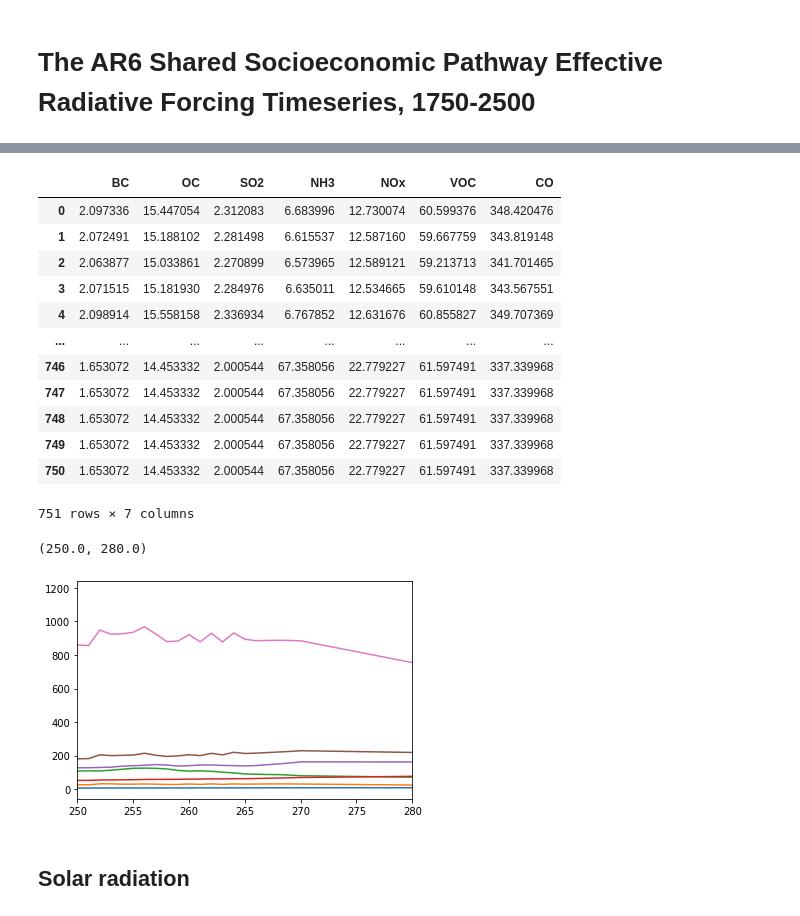
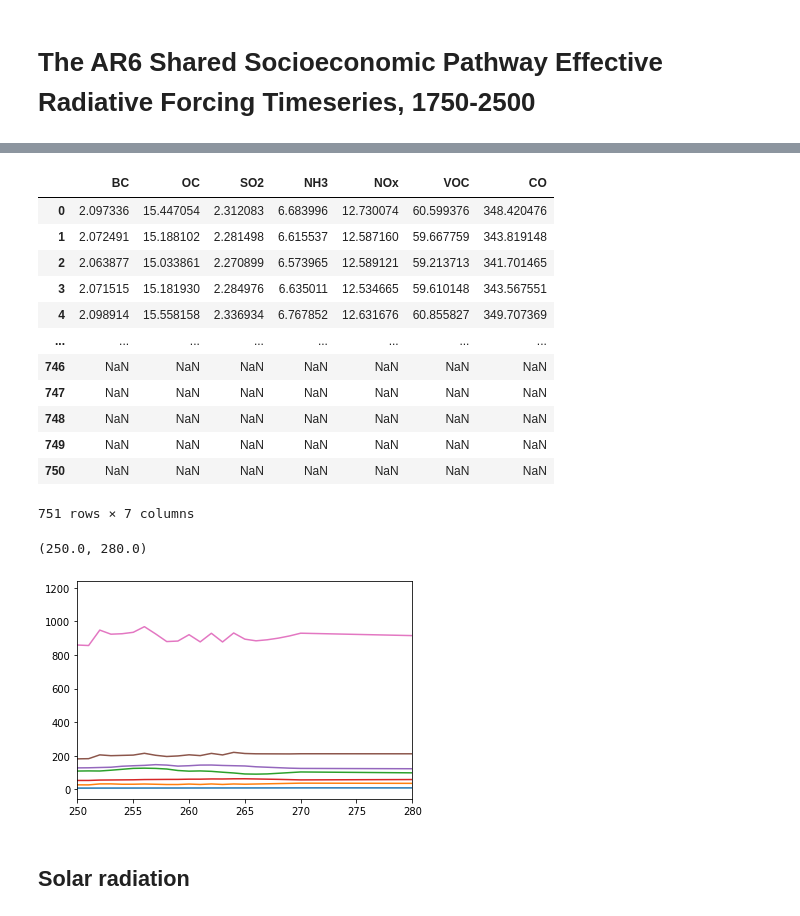
Before and after one commit to chrisroadmap/ar6, a Jupyter notebook: notebooks/110_chapter4_SSP_ERF.ipynb, the cells around one changed output, grey strips where cells are left out. Cells and saved outputs as stored; diff of their text form; code cells hidden in the pictures.

```diff
--- a/notebooks/110_chapter4_SSP_ERF.ipynb
+++ b/notebooks/110_chapter4_SSP_ERF.ipynb
@@ -48,7 +50,8 @@ with open('../data_input/random_seeds.json', 'r') as filehandle:
     SEEDS = json.load(filehandle)
 # %%
 scenarios = ['ssp119','ssp126','ssp245','ssp370','ssp370-lowNTCF-gidden','ssp370-lowNTCF-aerchemmip','ssp434','ssp460','ssp534-over','ssp585']
-for scenario in scenarios:
+scenarios_full = scenarios + ['ssp334']
+for scenario in scenarios_full:
     forcing[scenario] = {}
 # %%
 emissions = pd.read_csv('../data_input_large/rcmip-emissions-annual-means-v5-1-0.csv')
@@ -204,5 +280,5 @@ for scenario in tqdm(scenarios):
 # %%
-new_emissions[scenario]
+new_emissions['ssp334']
 # %% [output]
 |  | BC | OC | SO2 | NH3 | NOx | VOC | CO |
 | 0 | 2.097336 | 15.447054 | 2.312083 | 6.683996 | 12.730074 | 60.599376 | 348.420476 |
@@ -211,18 +287,18 @@ new_emissions[scenario]
 | 3 | 2.071515 | 15.181930 | 2.284976 | 6.635011 | 12.534665 | 59.610148 | 343.567551 |
 | 4 | 2.098914 | 15.558158 | 2.336934 | 6.767852 | 12.631676 | 60.855827 | 349.707369 |
 | ... | ... | ... | ... | ... | ... | ... | ... |
-| 746 | 1.653072 | 14.453332 | 2.000544 | 67.358056 | 22.779227 | 61.597491 | 337.339968 |
-| 747 | 1.653072 | 14.453332 | 2.000544 | 67.358056 | 22.779227 | 61.597491 | 337.339968 |
-| 748 | 1.653072 | 14.453332 | 2.000544 | 67.358056 | 22.779227 | 61.597491 | 337.339968 |
-| 749 | 1.653072 | 14.453332 | 2.000544 | 67.358056 | 22.779227 | 61.597491 | 337.339968 |
-| 750 | 1.653072 | 14.453332 | 2.000544 | 67.358056 | 22.779227 | 61.597491 | 337.339968 |
+| 746 | NaN | NaN | NaN | NaN | NaN | NaN | NaN |
+| 747 | NaN | NaN | NaN | NaN | NaN | NaN | NaN |
+| 748 | NaN | NaN | NaN | NaN | NaN | NaN | NaN |
+| 749 | NaN | NaN | NaN | NaN | NaN | NaN | NaN |
+| 750 | NaN | NaN | NaN | NaN | NaN | NaN | NaN |
 751 rows × 7 columns
 # %%
-pl.plot(new_emissions['ssp585'])
+pl.plot(new_emissions['ssp334'])
 pl.xlim(250,280)
 # %% [output]
 (250.0, 280.0)
-[figure, old version]
+[figure, new version]
 # %% [markdown]
 ## Solar radiation
 # %%
```
Also changed, not shown: parts of 33 cells of this notebook, 7 other files.
